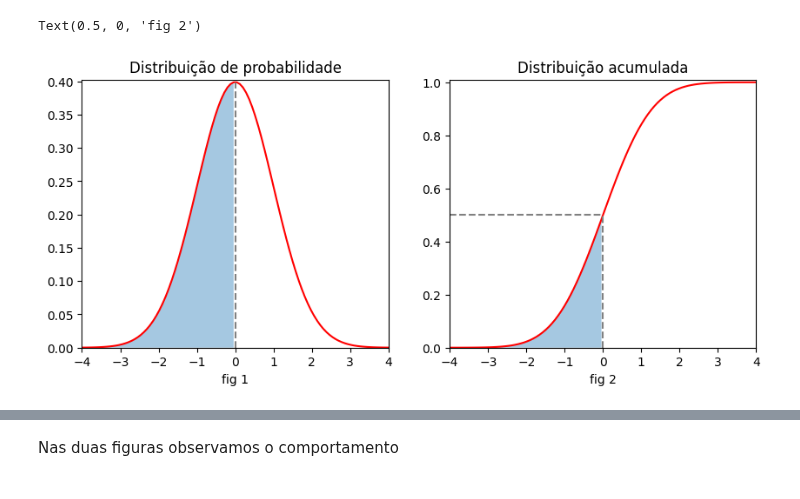
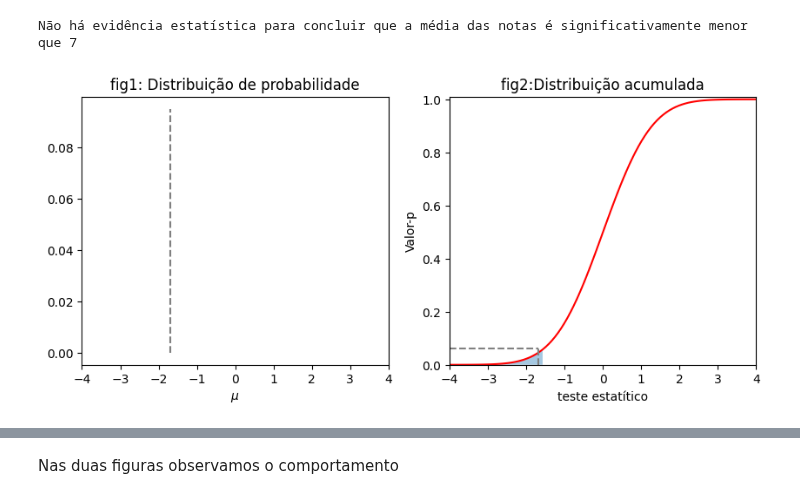
Before and after one commit to albertoakel/EBAC, a Jupyter notebook: notebook/Teste_de_hipotese_exemplos.ipynb, the cells around one changed output, grey strips where cells are left out. Saved outputs shown, nothing was run; the diff lists cells and outputs as text; code cells hidden in the pictures.

```diff
--- a/notebook/Teste_de_hipotese_exemplos.ipynb
+++ b/notebook/Teste_de_hipotese_exemplos.ipynb
@@ -95,35 +147,40 @@ O exercicio vale a pena para entendimento dos processos, porém aqui faremos de
 # %%
 x = np.linspace(-4,4,100)
-y=norm.pdf(x,0,1);
 
+y=stats.t.pdf(x,0,1);
 c=norm.cdf(x,0,1)
-y_cdf = norm.cdf(t)
+
 
 fig, ax = plt.subplots(1, 2, figsize=(10, 4))
 
 ax[0].plot(x,y,'r-');
-ax[0].set_title('Distribuição de probabilidade')
+ax[0].set_title('fig1: Distribuição de probabilidade')
 ax[0].vlines(x=t,ymin=0,ymax=norm.pdf(t,0,1),color='gray',linestyles='dashed',
      label="mean: {:.1f}".format(t))
 
-ax[0].set_ylim(0, max(y)*1.01)
+#ax[0].set_ylim(0, max(y)*1.01)
 ax[0].set_xlim(-4,4)
 condicao = (x <= 0) & (y <= norm.pdf(t,0,1))
 ax[0].fill_between(x, y,where=condicao,alpha=0.4);
-ax[0].set_xlabel('fig 1')
+ax[0].set_xlabel(r'$\mu$')
 
 
 ax[1].plot(x,c,'r-');
-ax[1].set_title('Distribuição acumulada')
-ax[1].vlines(x=t,ymin=0,ymax=y_cdf,color='gray',linestyles='dashed',
+ax[1].set_title('fig2:Distribuição acumulada')
+ax[1].vlines(x=t,ymin=0,ymax=p_valor,color='gray',linestyles='dashed',
      label="mean: {:.1f}".format(t))
-ax[1].hlines(y=y_cdf,xmin=-4,xmax=t,color='gray',linestyles='dashed',
+ax[1].hlines(y=p_valor,xmin=-4,xmax=t,color='gray',linestyles='dashed',
      label="mean: {:.1f}".format(t))
 ax[1].set_ylim(0, max(c)*1.01)
 ax[1].set_xlim(-4,4)
 #preenchimento da região
-ax[1].fill_between(x, c,where=c <= y_cdf,alpha=0.4);
-ax[1].set_xlabel('fig 2')
+ax[1].fill_between(x, c,where=c <= p_valor,alpha=0.4);
+ax[1].set_xlabel('teste estatítico');
+ax[1].set_ylabel('Valor-p');
+if p_valor > 0.05:
+  print('Não há evidência estatística para concluir que a média das notas é significativamente menor que 7')
+else:
+  print('Rejeitamos a hipótese nula. Portanto, há evidências estatísticas para concluir que \n a média das notas é significativamente menor que 7')
 # %% [output]
-Text(0.5, 0, 'fig 2')
+Não há evidência estatística para concluir que a média das notas é significativamente menor que 7
-[figure, old version]
+[figure, new version]
```
Also changed, not shown: parts of 10 cells of this notebook.
